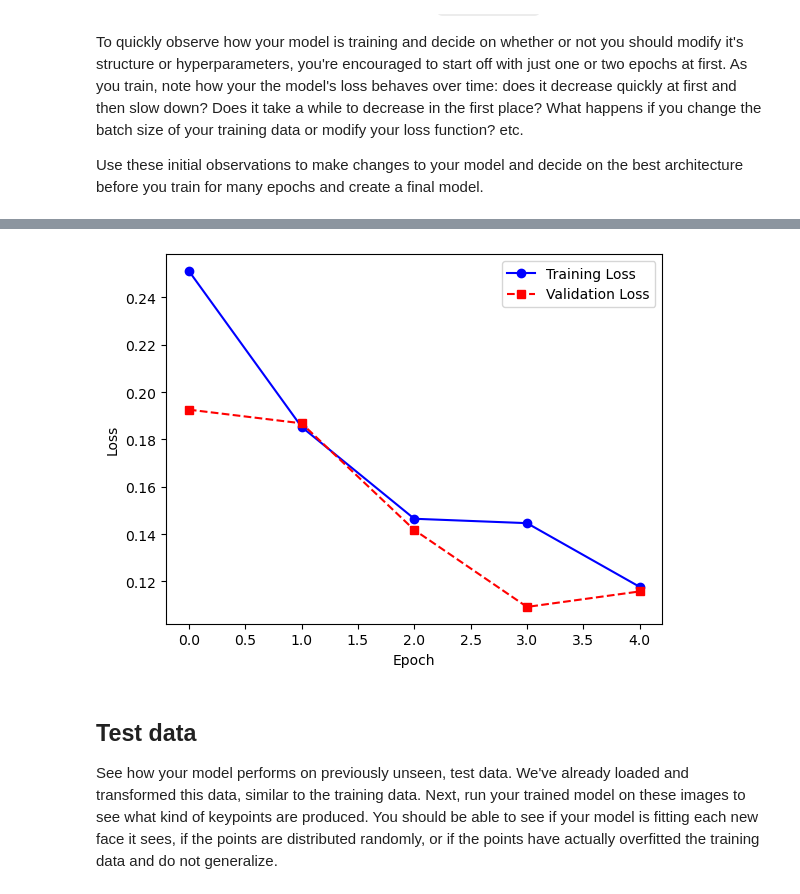
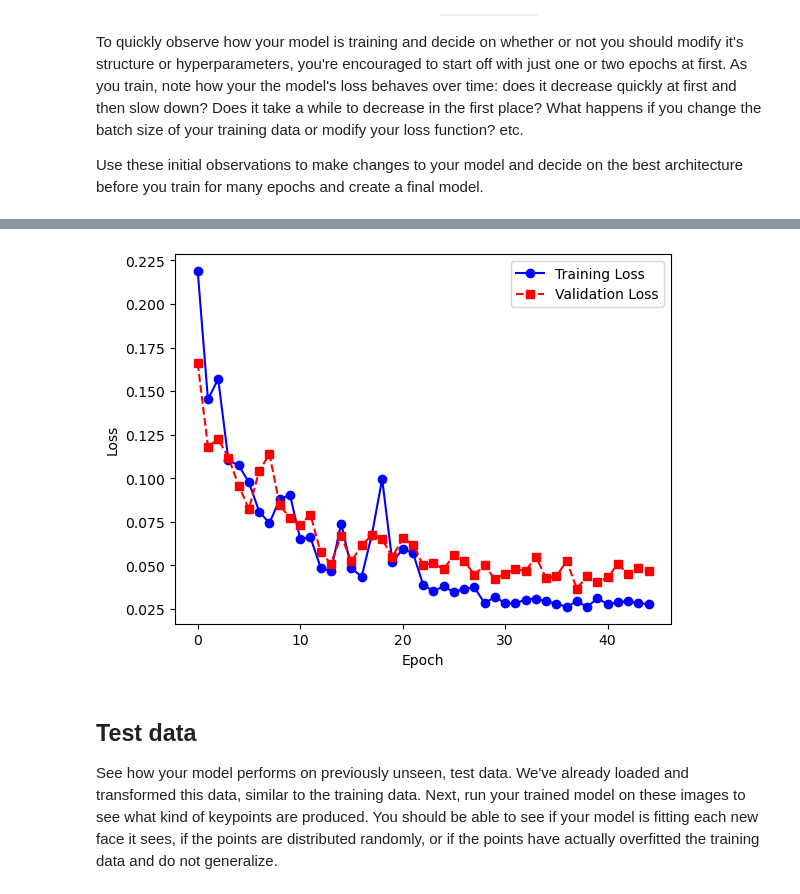
Before and after one commit to amoriqbal/FacialKeypointDetectionUdacity, a Jupyter notebook: 2. Define the Network Architecture.ipynb, the cells around one changed output, grey strips where cells are left out. Drawn from its saved outputs; the diff is of its cells as text; code cells hidden in the pictures.

```diff
--- a/2. Define the Network Architecture.ipynb
+++ b/2. Define the Network Architecture.ipynb
@@ -493,7 +493,7 @@ def train_net(n_epochs):
     return epoch_losses, val_losses
 # %%
 # train your network
-n_epochs = 80 # start small, and increase when you've decided on your model structure and hyperparams
+n_epochs = 45 # start small, and increase when you've decided on your model structure and hyperparams
 
 # this is a Workspaces-specific context manager to keep the connection
 # alive while training your model, not part of pytorch
@@ -526,5 +526,5 @@ Epoch: 5, Validation Loss: 0.11579645041263464
 Finished Training
-[figure, old version]
+[figure, new version]
 # %% [markdown]
 ## Test data
 
```
Also changed, not shown: parts of 10 cells of this notebook, 1 other file.
